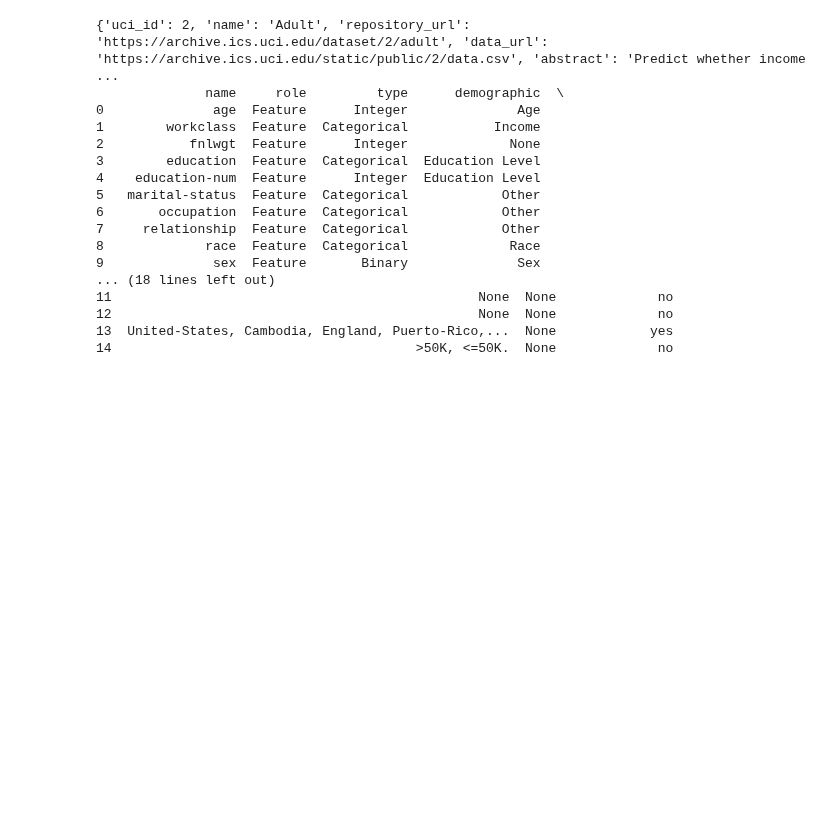
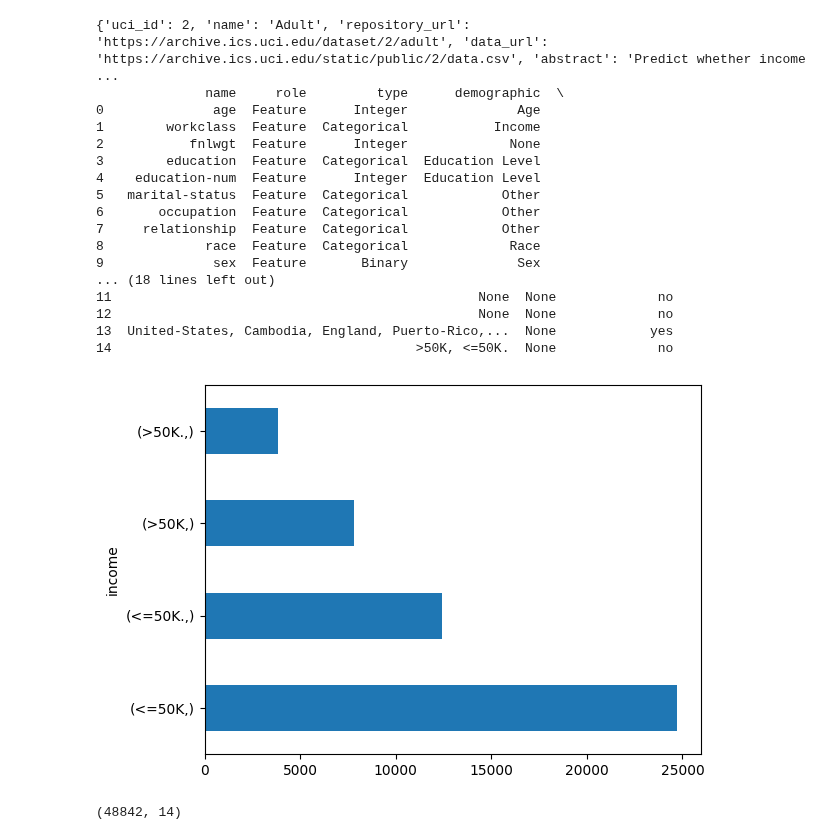
Before and after one commit to Venchislaw/PracticalAI, a Jupyter notebook: Machine Learning/Kaggle/Competitions/Adult/Adult.ipynb, the cells around one changed output. Cells and saved outputs as stored; diff of their text form; code cells hidden in the pictures; blank space fills up the shorter version.

```diff
--- a/Machine Learning/Kaggle/Competitions/Adult/Adult.ipynb
+++ b/Machine Learning/Kaggle/Competitions/Adult/Adult.ipynb
@@ -45,3 +47,11 @@ print(adult.variables)
 12                                               None  None             no
 13  United-States, Cambodia, England, Puerto-Rico,...  None            yes
 14                                       >50K, <=50K.  None             no
+# %%
+y.value_counts().plot(kind="barh");
+# %% [output]
+[figure, added]
+# %%
+X.shape
+# %% [output]
+(48842, 14)
```
Also changed, not shown: parts of 11 cells of this notebook.
